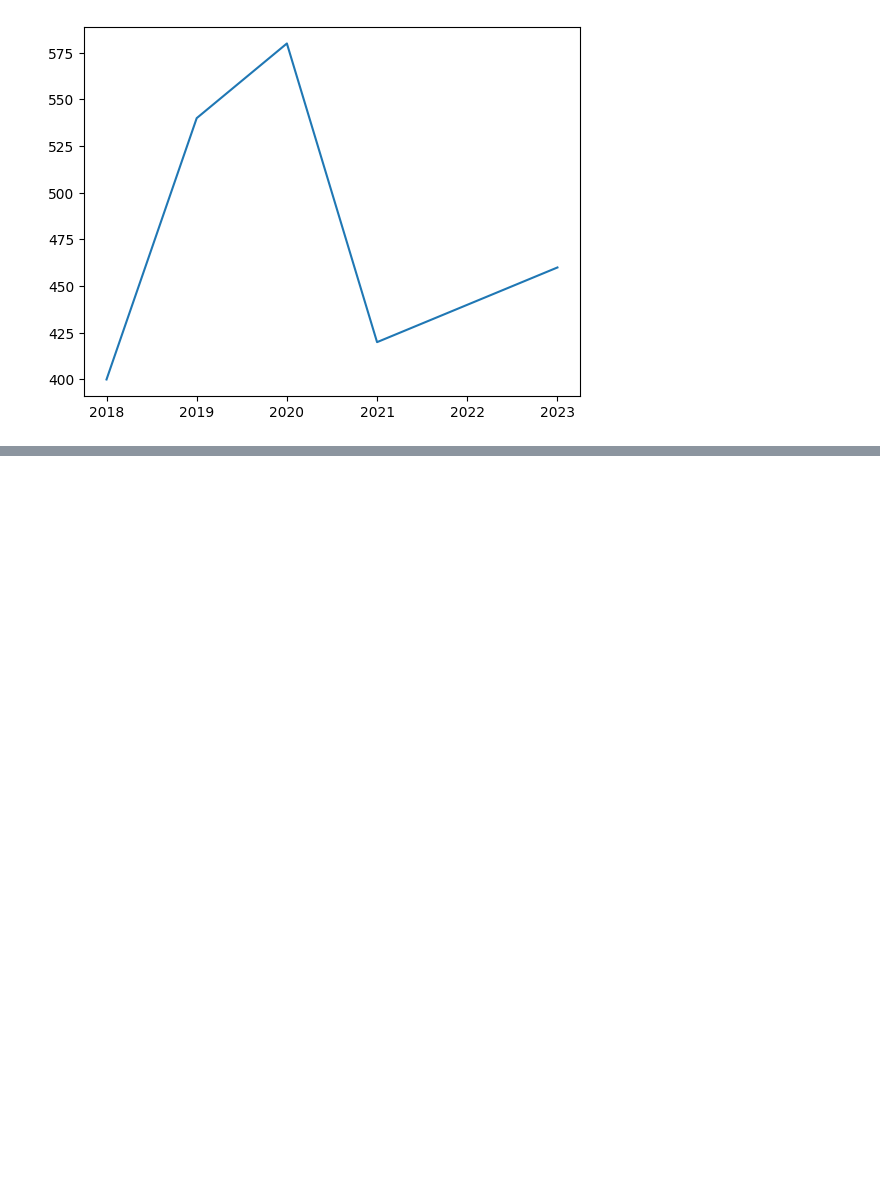
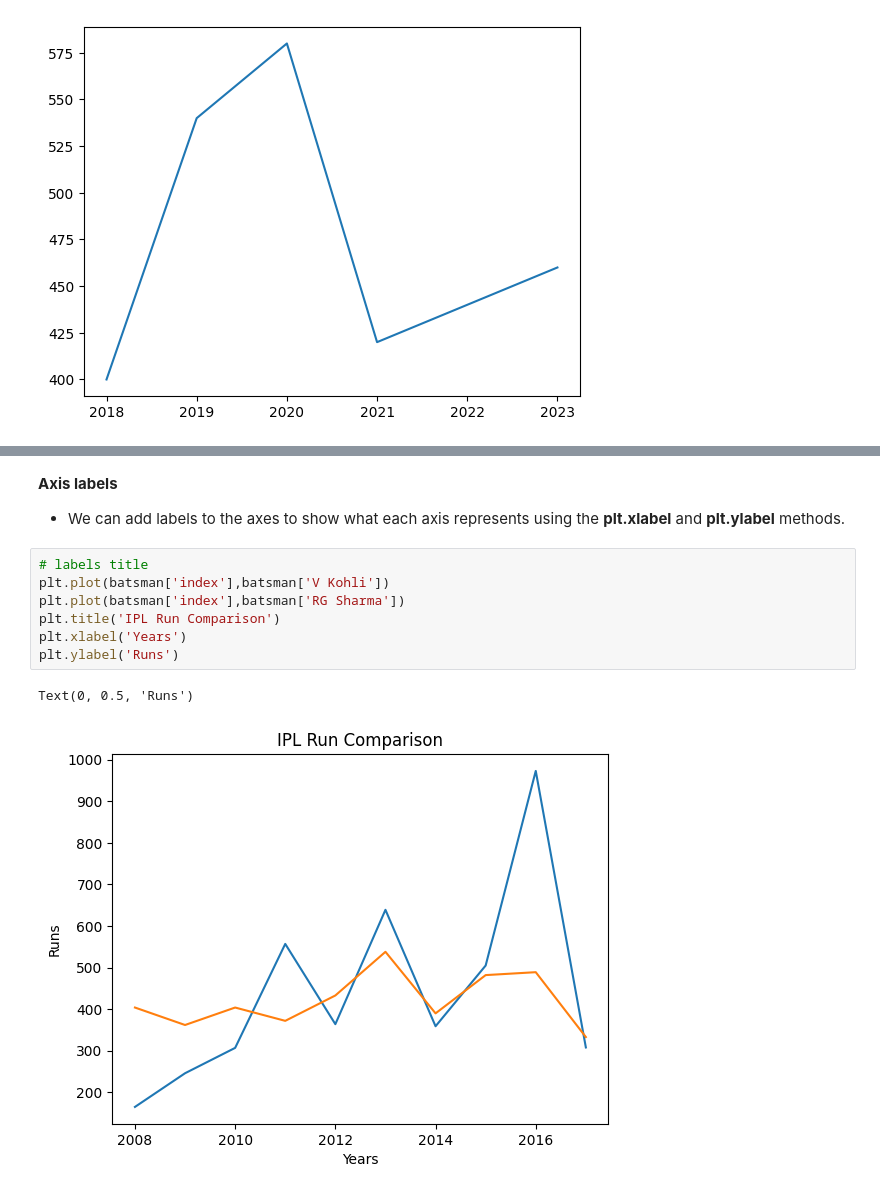
Before and after one commit to akashpagi/MATPLOTLIB-PLOTTING-LIBRARY-FOR-DATA-SCIECNE, a Jupyter notebook: SESSION 23 - MATPLOTLIB.ipynb, the cells around one changed output, grey strips where cells are left out. Cells and saved outputs as stored; diff of their text form; blank space fills up the shorter version.

```diff
--- a/SESSION 23 - MATPLOTLIB.ipynb
+++ b/SESSION 23 - MATPLOTLIB.ipynb
@@ -50,0 +117,13 @@ plt.plot(year,price)
+# %% [markdown]
+**Axis labels**
+- We can add labels to the axes to show what each axis represents using the **plt.xlabel** and **plt.ylabel** methods.
+# %%
+# labels title
+plt.plot(batsman['index'],batsman['V Kohli'])
+plt.plot(batsman['index'],batsman['RG Sharma'])
+plt.title('IPL Run Comparison')
+plt.xlabel('Years')
+plt.ylabel('Runs')
+# %% [output]
+Text(0, 0.5, 'Runs')
+[figure, added]
```
Also changed, not shown: parts of 17 cells of this notebook.
